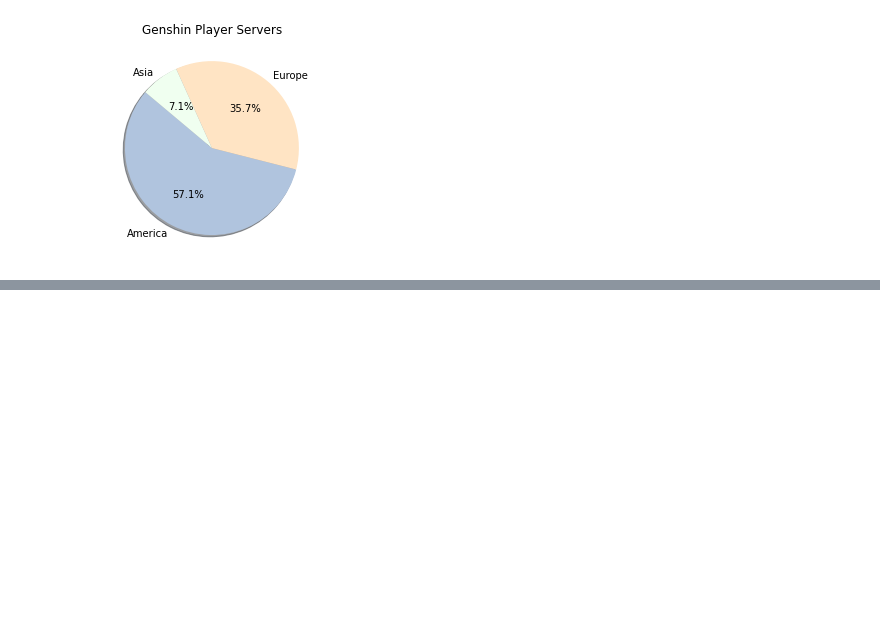
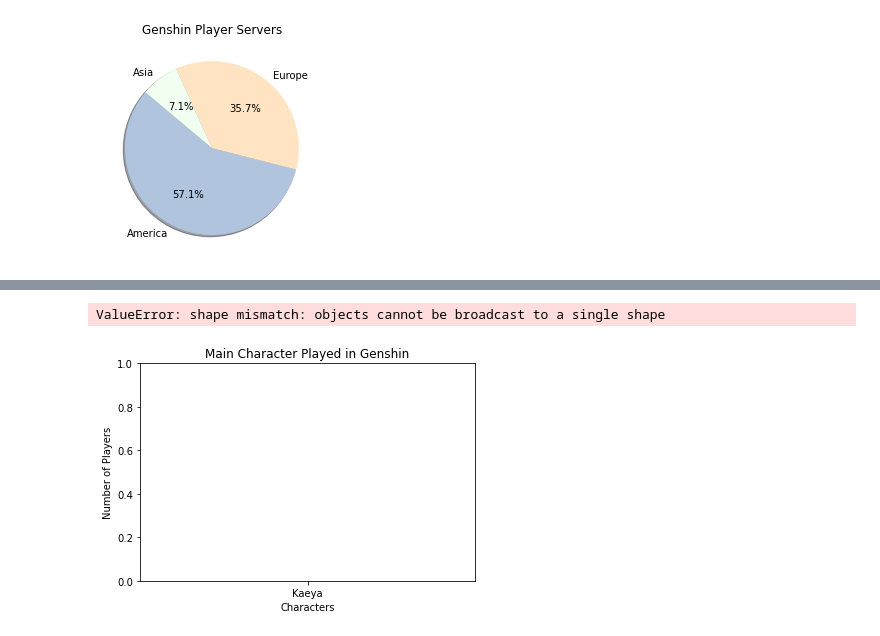
Before and after one commit to AgapeofIcarus/Player-Preferences---Genshin-Impact, a Jupyter notebook: Player-Preferences.ipynb, the cells around one changed output, grey strips where cells are left out. Drawn from its saved outputs; the diff is of its cells as text; code cells hidden in the pictures; blank space fills up the shorter version.

Commit message:
creating chart for character data

```diff
--- a/Player-Preferences.ipynb
+++ b/Player-Preferences.ipynb
@@ -112,0 +134,18 @@ plt.pie(server, labels=servers, colors=sercolors,
+# %%
+#create call name for character data
+character = player_data["Main Character"].value_counts()
+characters= ["Kaeya", "Razor", "Chongyun", "Zhongli", "Klee", "Noelle", "Bennett", "Xinqiu", "Diluc",
+             "QiQi", "Venti", "Sucrose", "Jean", "Keqing", "Childe", "Ganyu", "Mona"]
+
+#generate barchart for main characters
+players = [0, 1, 2, 3, 4, 5, 6, 7, 8, 9, 10, 11]
+plt.title("Main Character Played in Genshin")
+plt.xlabel("Characters")
+plt.ylabel("Number of Players")
+x_axis = np.arange(len(characters))
+plt.bar(characters, players, color='r', alpha=0.5, align="center")
+tick_locations = [value for value in x_axis]
+plt.xticks(tick_locations, characters)
+# %% [output]
+ValueError: shape mismatch: objects cannot be broadcast to a single shape
+[figure, added]
```
Also changed, not shown: parts of 1 cell of this notebook.
